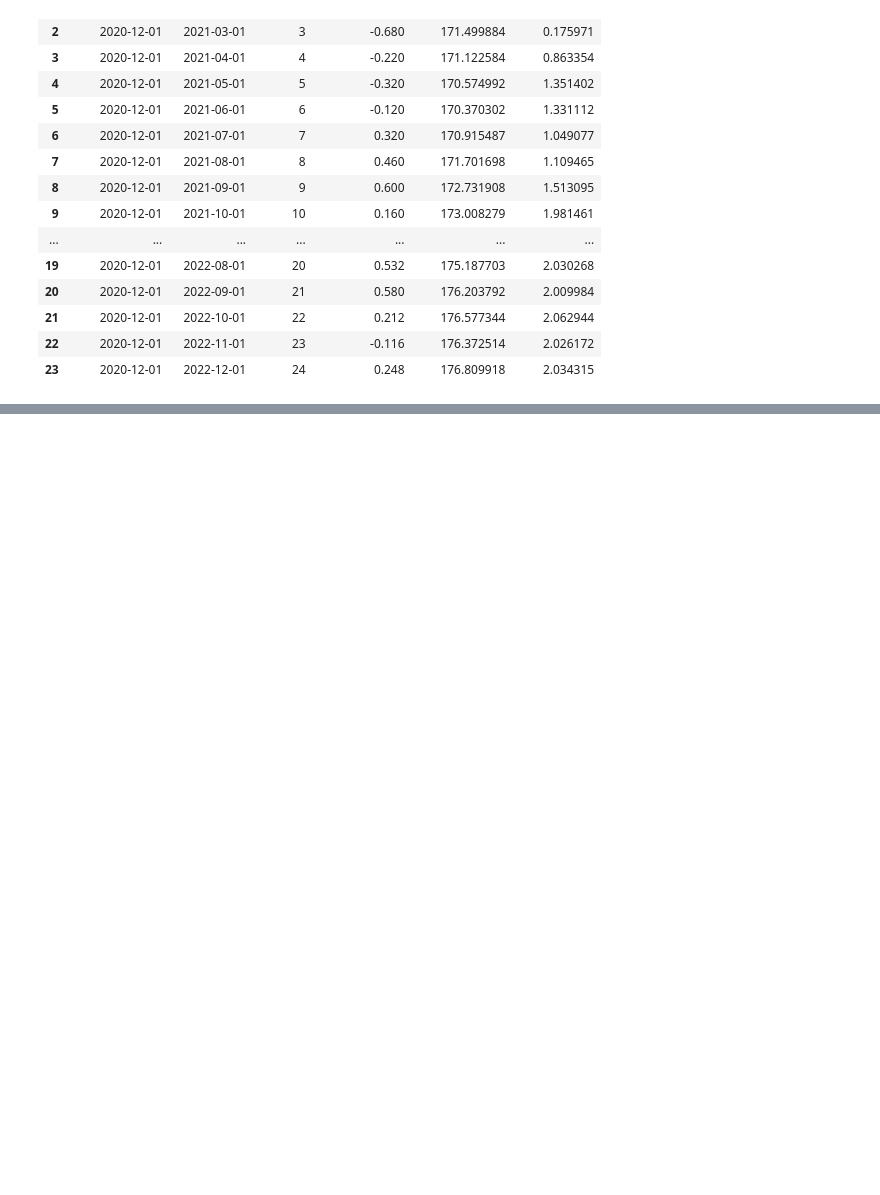
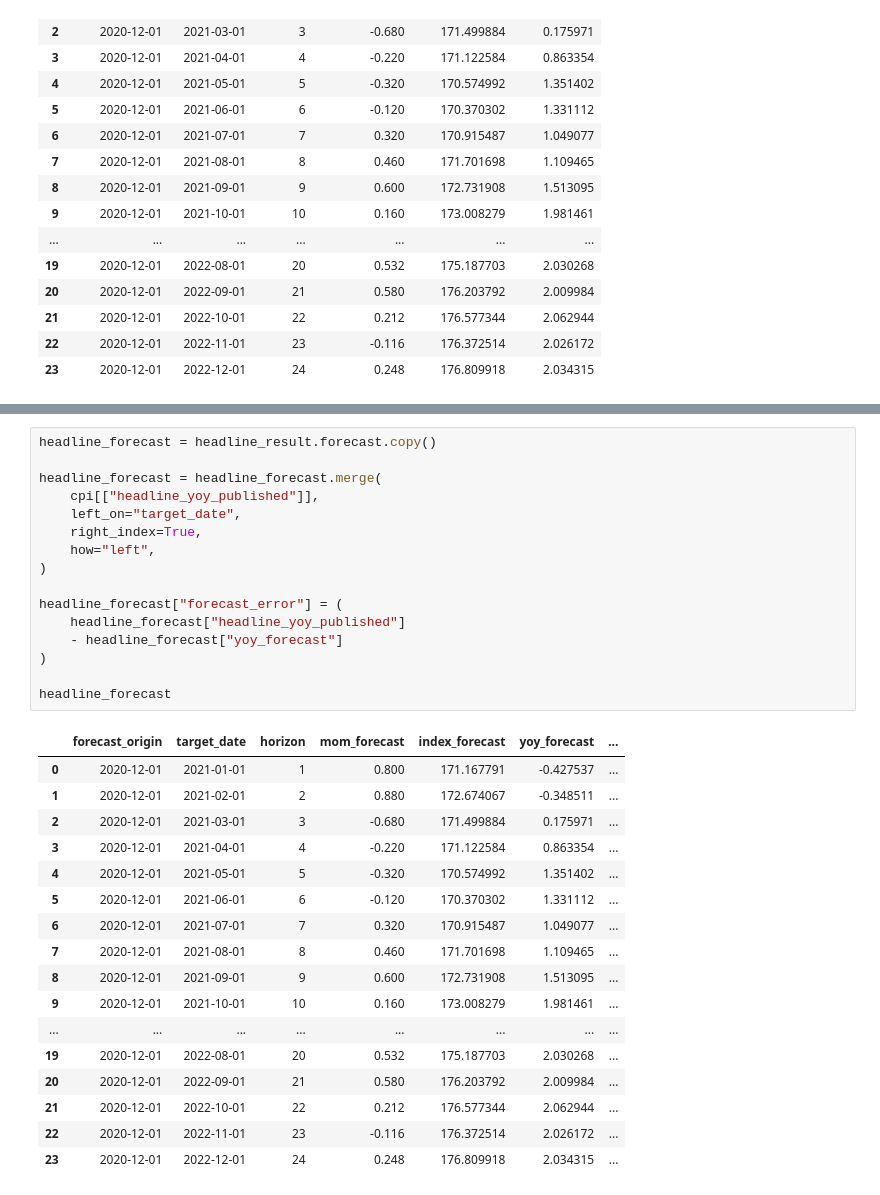
Before and after one commit to DarrenTay3142/DS607-Project---China-Inflation-Forecasting, a Jupyter notebook: notebooks/02_operational_benchmark.ipynb, the cells around one changed output, grey strips where cells are left out. Saved outputs shown, nothing was run; the diff lists cells and outputs as text; blank space fills up the shorter version.

```diff
--- a/notebooks/02_operational_benchmark.ipynb
+++ b/notebooks/02_operational_benchmark.ipynb
@@ -65,0 +84,34 @@ headline_result.forecast
+# %%
+headline_forecast = headline_result.forecast.copy()
+
+headline_forecast = headline_forecast.merge(
+    cpi[["headline_yoy_published"]],
+    left_on="target_date",
+    right_index=True,
+    how="left",
+)
+
+headline_forecast["forecast_error"] = (
+    headline_forecast["headline_yoy_published"]
+    - headline_forecast["yoy_forecast"]
+)
+
+headline_forecast
+# %% [output]
+|  | forecast_origin | target_date | horizon | mom_forecast | index_forecast | yoy_forecast | ... |
+| 0 | 2020-12-01 | 2021-01-01 | 1 | 0.800 | 171.167791 | -0.427537 | ... |
+| 1 | 2020-12-01 | 2021-02-01 | 2 | 0.880 | 172.674067 | -0.348511 | ... |
+| 2 | 2020-12-01 | 2021-03-01 | 3 | -0.680 | 171.499884 | 0.175971 | ... |
+| 3 | 2020-12-01 | 2021-04-01 | 4 | -0.220 | 171.122584 | 0.863354 | ... |
+| 4 | 2020-12-01 | 2021-05-01 | 5 | -0.320 | 170.574992 | 1.351402 | ... |
+| 5 | 2020-12-01 | 2021-06-01 | 6 | -0.120 | 170.370302 | 1.331112 | ... |
+| 6 | 2020-12-01 | 2021-07-01 | 7 | 0.320 | 170.915487 | 1.049077 | ... |
+| 7 | 2020-12-01 | 2021-08-01 | 8 | 0.460 | 171.701698 | 1.109465 | ... |
+| 8 | 2020-12-01 | 2021-09-01 | 9 | 0.600 | 172.731908 | 1.513095 | ... |
+| 9 | 2020-12-01 | 2021-10-01 | 10 | 0.160 | 173.008279 | 1.981461 | ... |
+| ... | ... | ... | ... | ... | ... | ... | ... |
+| 19 | 2020-12-01 | 2022-08-01 | 20 | 0.532 | 175.187703 | 2.030268 | ... |
+| 20 | 2020-12-01 | 2022-09-01 | 21 | 0.580 | 176.203792 | 2.009984 | ... |
+| 21 | 2020-12-01 | 2022-10-01 | 22 | 0.212 | 176.577344 | 2.062944 | ... |
+| 22 | 2020-12-01 | 2022-11-01 | 23 | -0.116 | 176.372514 | 2.026172 | ... |
+| 23 | 2020-12-01 | 2022-12-01 | 24 | 0.248 | 176.809918 | 2.034315 | ... |
```
Also changed, not shown: parts of 5 cells of this notebook, 4 other files.
